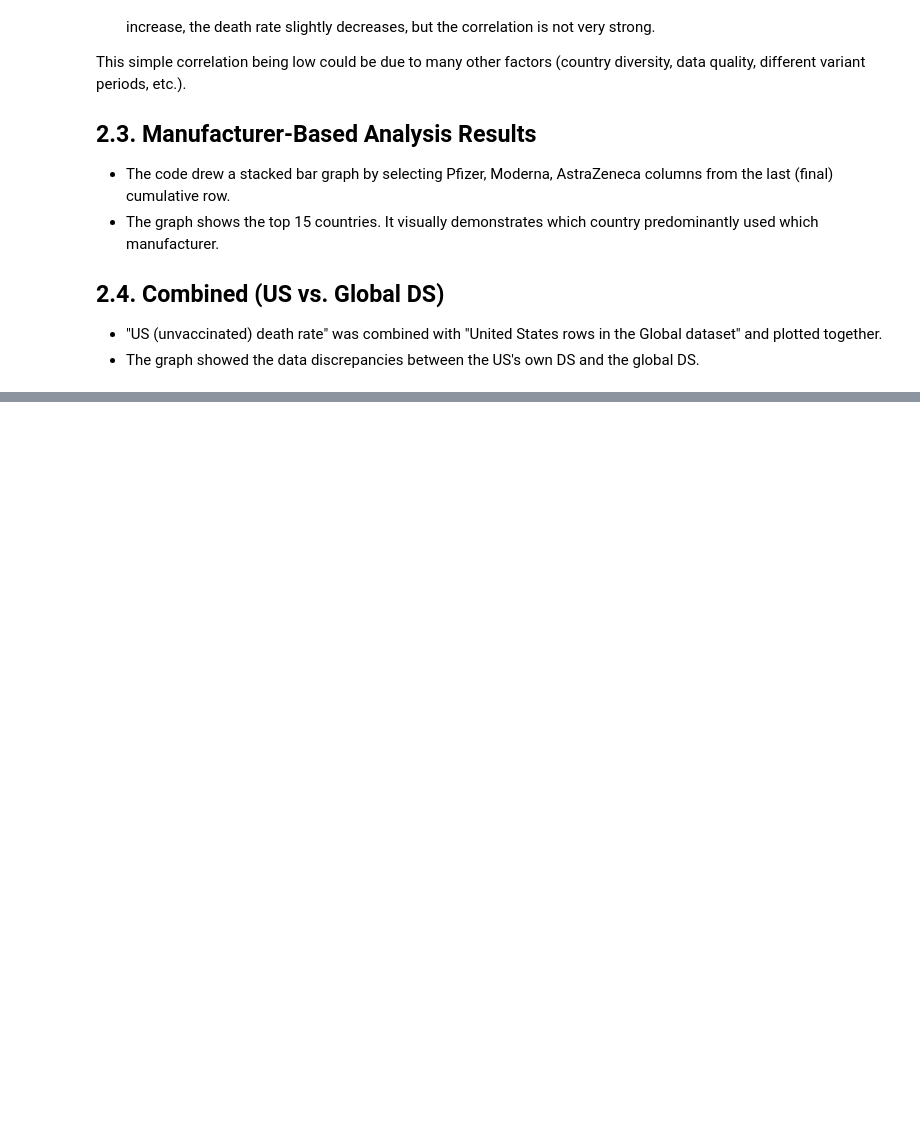
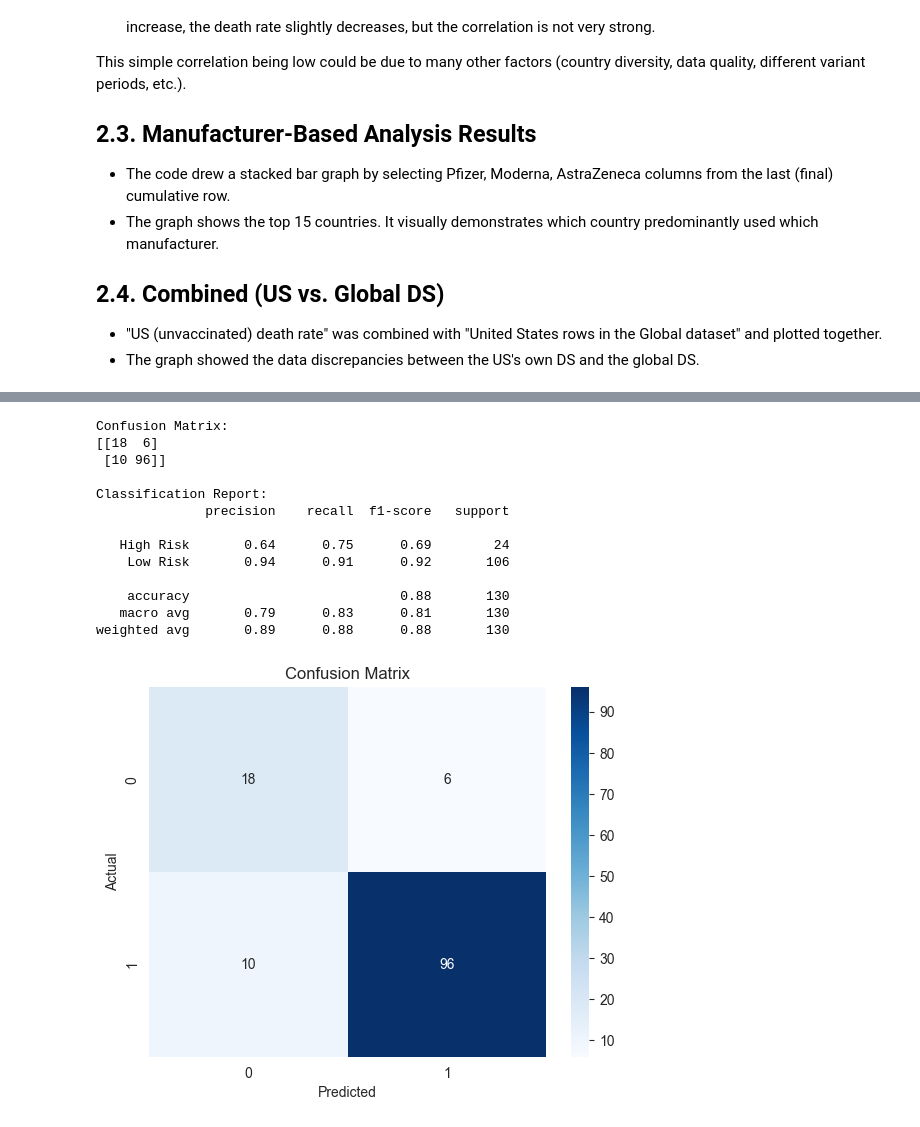
Before and after one commit to CemRoot/CodeGenesis-TEAM, a Jupyter notebook: Project/main.ipynb, the cells around one changed output, grey strips where cells are left out. Saved outputs shown, nothing was run; the diff lists cells and outputs as text; code cells hidden in the pictures; blank space fills up the shorter version.

```diff
--- a/Project/main.ipynb
+++ b/Project/main.ipynb
@@ -2335,0 +2364,75 @@ This simple correlation being low could be due to many other factors (country di
+# %%
+import os
+import pandas as pd
+from sklearn.model_selection import train_test_split
+from sklearn.linear_model import LogisticRegression
+from sklearn.metrics import classification_report, confusion_matrix
+import seaborn as sns
+import matplotlib.pyplot as plt
+from pymongo import MongoClient
+from dotenv import load_dotenv
+
+# Load environment variables
+load_dotenv()
+
+# MongoDB connection
+MONGO_URI = os.getenv("MONGO_URI")
+DATABASE_NAME = os.getenv("DATABASE_NAME")
+client = MongoClient(MONGO_URI)
+db = client[DATABASE_NAME]
+
+# Veri Hazırlığı
+collection = "cleaned_us_death_rates"
+df = pd.DataFrame(list(db[collection].find({}, {"_id": 0})))
+
+# Sınıflandırma için hedef değişken oluşturma
+# Ölüm oranını kategorilere ayırıyoruz: 'Yüksek Risk' ve 'Düşük Risk'
+threshold = 10  # Eşik değer
+df['Risk_Level'] = df['Death_rate_weekly_of_unvaccinated_people_United_States_by_age'].apply(
+    lambda x: 'High Risk' if x > threshold else 'Low Risk'
+)
+
+# Gerekli sütunları seç
+X = df[['Entity']]  # Yaş grubu (veya diğer bağımsız değişkenler)
+y = df['Risk_Level']
+
+# One-hot encoding (kategorik veriyi sayısal forma çevirme)
+X = pd.get_dummies(X, drop_first=True)
+
+# Veri setini eğitim ve test setlerine ayırma
+X_train, X_test, y_train, y_test = train_test_split(X, y, test_size=0.2, random_state=42)
+
+# Lojistik Regresyon Modeli
+model = LogisticRegression()
+model.fit(X_train, y_train)
+
+# Tahminler
+y_pred = model.predict(X_test)
+
+# Performans Değerlendirme
+print("Confusion Matrix:")
+print(confusion_matrix(y_test, y_pred))
+print("\nClassification Report:")
+print(classification_report(y_test, y_pred))
+
+# Confusion Matrix Görselleştirme
+sns.heatmap(confusion_matrix(y_test, y_pred), annot=True, fmt='d', cmap='Blues')
+plt.title("Confusion Matrix")
+plt.xlabel("Predicted")
+plt.ylabel("Actual")
+plt.show()
+# %% [output]
+Confusion Matrix:
+[[18  6]
+ [10 96]]
+
+Classification Report:
+              precision    recall  f1-score   support
+
+   High Risk       0.64      0.75      0.69        24
+    Low Risk       0.94      0.91      0.92       106
+
+    accuracy                           0.88       130
+   macro avg       0.79      0.83      0.81       130
+weighted avg       0.89      0.88      0.88       130
+[figure, added]
```
Also changed, not shown: parts of 7 cells of this notebook, 17 other files.
